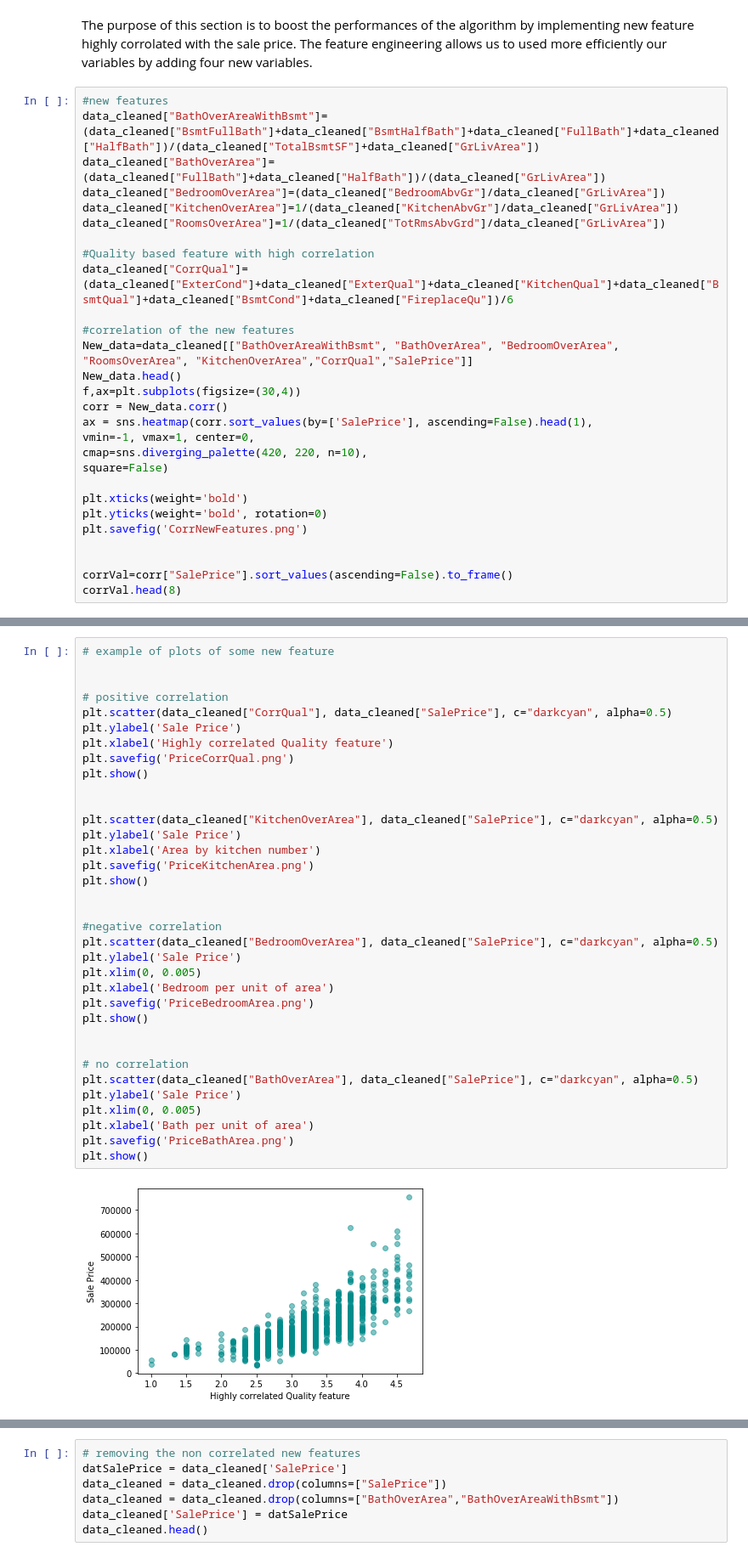
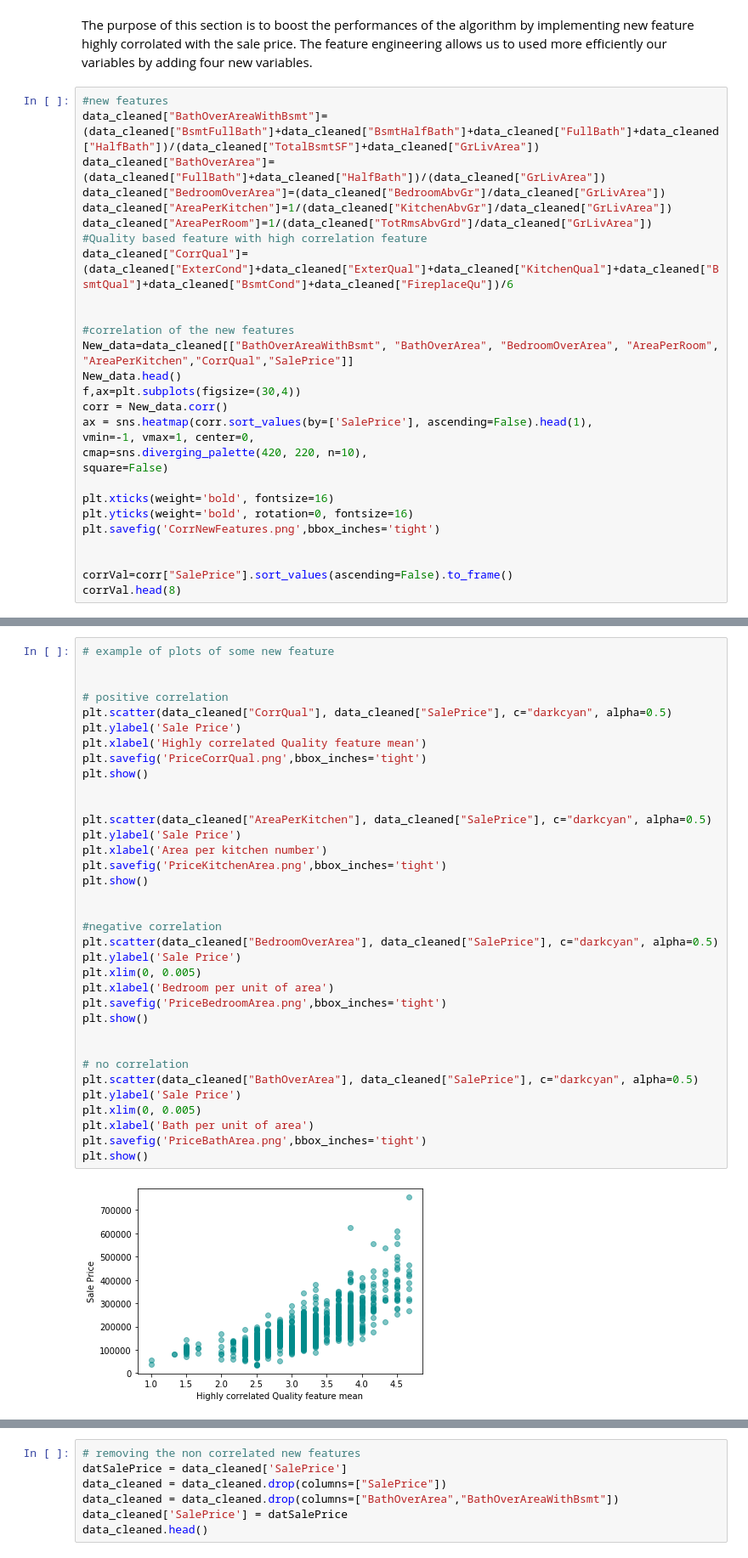
Before and after one commit to BenInTheBox/DataScienceInPractice, a Jupyter notebook: project/code.ipynb, the cells around one changed output, grey strips where cells are left out. Shown: that part at 85% size. Cells and saved outputs as stored; diff of their text form.

```diff
--- a/project/code.ipynb
+++ b/project/code.ipynb
@@ -409,14 +462,14 @@ The purpose of this section is to boost the performances of the algorithm by imp
 data_cleaned["BathOverAreaWithBsmt"]=(data_cleaned["BsmtFullBath"]+data_cleaned["BsmtHalfBath"]+data_cleaned["FullBath"]+data_cleaned["HalfBath"])/(data_cleaned["TotalBsmtSF"]+data_cleaned["GrLivArea"])
 data_cleaned["BathOverArea"]=(data_cleaned["FullBath"]+data_cleaned["HalfBath"])/(data_cleaned["GrLivArea"])
 data_cleaned["BedroomOverArea"]=(data_cleaned["BedroomAbvGr"]/data_cleaned["GrLivArea"])
-data_cleaned["KitchenOverArea"]=1/(data_cleaned["KitchenAbvGr"]/data_cleaned["GrLivArea"])
-data_cleaned["RoomsOverArea"]=1/(data_cleaned["TotRmsAbvGrd"]/data_cleaned["GrLivArea"])
-
-#Quality based feature with high correlation
+data_cleaned["AreaPerKitchen"]=1/(data_cleaned["KitchenAbvGr"]/data_cleaned["GrLivArea"])
+data_cleaned["AreaPerRoom"]=1/(data_cleaned["TotRmsAbvGrd"]/data_cleaned["GrLivArea"])
+#Quality based feature with high correlation feature
 data_cleaned["CorrQual"]=(data_cleaned["ExterCond"]+data_cleaned["ExterQual"]+data_cleaned["KitchenQual"]+data_cleaned["BsmtQual"]+data_cleaned["BsmtCond"]+data_cleaned["FireplaceQu"])/6
 
+
 #correlation of the new features
-New_data=data_cleaned[["BathOverAreaWithBsmt", "BathOverArea", "BedroomOverArea", "RoomsOverArea", "KitchenOverArea","CorrQual","SalePrice"]]
+New_data=data_cleaned[["BathOverAreaWithBsmt", "BathOverArea", "BedroomOverArea", "AreaPerRoom", "AreaPerKitchen","CorrQual","SalePrice"]]
 New_data.head()
 f,ax=plt.subplots(figsize=(30,4))
 corr = New_data.corr()
@@ -425,9 +478,9 @@ vmin=-1, vmax=1, center=0,
 cmap=sns.diverging_palette(420, 220, n=10),
 square=False)
 
-plt.xticks(weight='bold')
-plt.yticks(weight='bold', rotation=0)
-plt.savefig('CorrNewFeatures.png')
+plt.xticks(weight='bold', fontsize=16)
+plt.yticks(weight='bold', rotation=0, fontsize=16)
+plt.savefig('CorrNewFeatures.png',bbox_inches='tight')
 
 
 corrVal=corr["SalePrice"].sort_values(ascending=False).to_frame()
@@ -445,40 +498,40 @@ corrVal.head(8)
 # %%
 # example of plots of some new feature
 
 
 # positive correlation
 plt.scatter(data_cleaned["CorrQual"], data_cleaned["SalePrice"], c="darkcyan", alpha=0.5)
 plt.ylabel('Sale Price')
-plt.xlabel('Highly correlated Quality feature')
-plt.savefig('PriceCorrQual.png')
+plt.xlabel('Highly correlated Quality feature mean')
+plt.savefig('PriceCorrQual.png',bbox_inches='tight')
 plt.show()
 
 
-plt.scatter(data_cleaned["KitchenOverArea"], data_cleaned["SalePrice"], c="darkcyan", alpha=0.5)
+plt.scatter(data_cleaned["AreaPerKitchen"], data_cleaned["SalePrice"], c="darkcyan", alpha=0.5)
 plt.ylabel('Sale Price')
-plt.xlabel('Area by kitchen number')
-plt.savefig('PriceKitchenArea.png')
+plt.xlabel('Area per kitchen number')
+plt.savefig('PriceKitchenArea.png',bbox_inches='tight')
 plt.show()
 
 
 #negative correlation
 plt.scatter(data_cleaned["BedroomOverArea"], data_cleaned["SalePrice"], c="darkcyan", alpha=0.5)
 plt.ylabel('Sale Price')
 plt.xlim(0, 0.005)
 plt.xlabel('Bedroom per unit of area')
-plt.savefig('PriceBedroomArea.png')
+plt.savefig('PriceBedroomArea.png',bbox_inches='tight')
 plt.show()
 
 
 # no correlation
 plt.scatter(data_cleaned["BathOverArea"], data_cleaned["SalePrice"], c="darkcyan", alpha=0.5)
 plt.ylabel('Sale Price')
 plt.xlim(0, 0.005)
 plt.xlabel('Bath per unit of area')
-plt.savefig('PriceBathArea.png')
+plt.savefig('PriceBathArea.png',bbox_inches='tight')
 plt.show()
 # %% [output]
-[figure, old version]
+[figure, new version]
 [figure]
 [figure]
 [figure]
```
Also changed, not shown: parts of 24 cells of this notebook, 20 other files.
